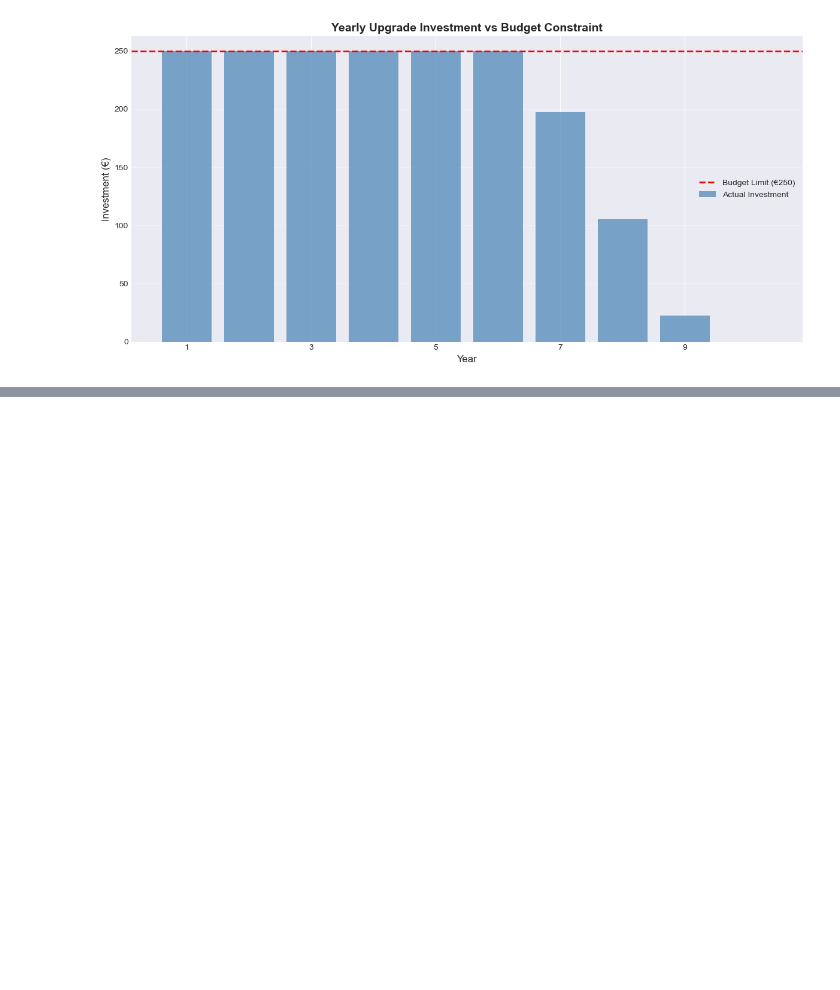
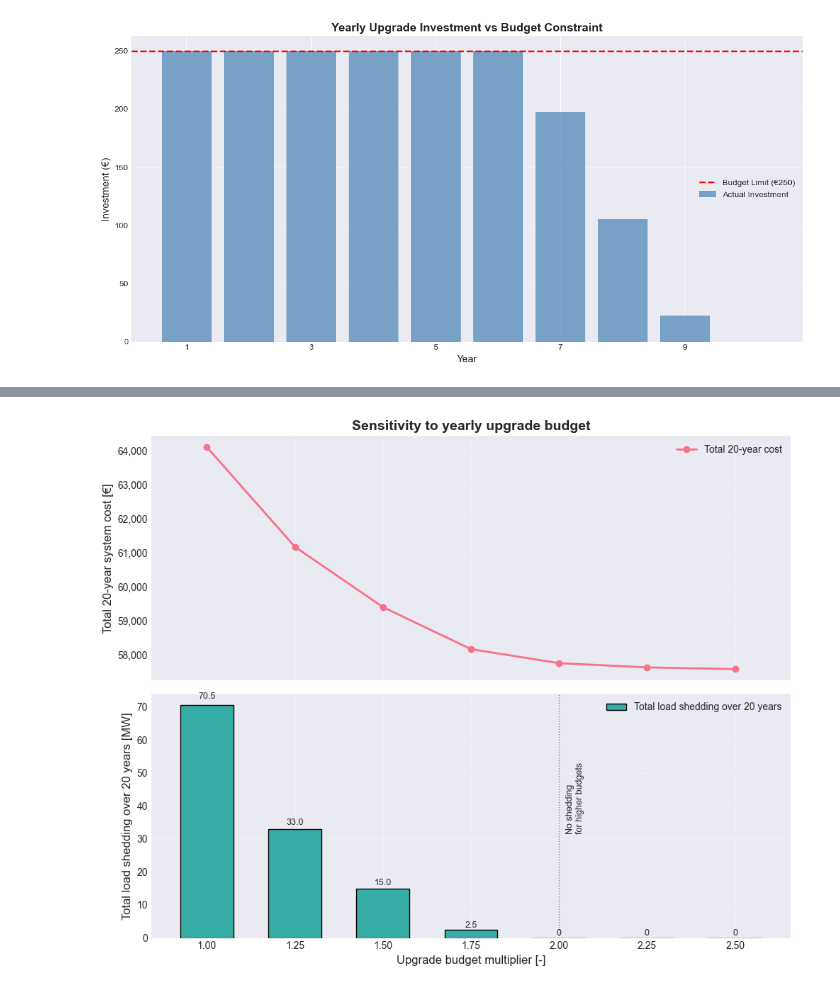
Before and after one commit to s204737/Assignment2_Group40, a Jupyter notebook: Multiyear_deterministic_model.ipynb, the cells around one changed output, grey strips where cells are left out. Cells and saved outputs as stored; diff of their text form; code cells hidden in the pictures; blank space fills up the shorter version.

Commit message:
added sensitivity analysis for budget

```diff
--- a/Multiyear_deterministic_model.ipynb
+++ b/Multiyear_deterministic_model.ipynb
@@ -653,0 +740,73 @@ plt.show()
+# %%
+import seaborn as sns
+from matplotlib.ticker import FuncFormatter
+
+# Formatter function for thousand separators
+def thousands(x, pos):
+    return f"{x:,.0f}"
+
+plt.style.use('seaborn-v0_8-darkgrid')
+sns.set_palette("husl")
+
+# Sort results by multiplier
+budget_results_sorted = sorted(budget_results, key=lambda r: r["multiplier"])
+
+multipliers = [r["multiplier"] for r in budget_results_sorted]
+total_costs = [r["total_cost"] for r in budget_results_sorted]
+total_shed  = [r["total_shed"]  for r in budget_results_sorted]
+
+palette    = sns.husl_palette(8)
+color_cost = palette[0]
+color_shed = palette[4]
+
+fig, (ax1, ax2) = plt.subplots(2, 1, figsize=(10, 8), sharex=True)
+
+# -------- Top: total cost vs budget --------
+ax1.plot(
+    multipliers, total_costs,
+    marker='o', linewidth=2,
+    color=color_cost,
+    label='Total 20-year cost'
+)
+ax1.set_ylabel('Total 20-year system cost [€]', fontsize=12)
+ax1.yaxis.set_major_formatter(FuncFormatter(thousands))
+ax1.set_title('Sensitivity to yearly upgrade budget', fontsize=14, fontweight='bold')
+ax1.legend(loc='upper right')
+ax1.grid(alpha=0.3)
+
+
+bar_width = 0.15
+ax2.bar(
+    multipliers, total_shed,
+    width=bar_width,
+    color=color_shed,
+    edgecolor='black',
+    label='Total load shedding over 20 years'
+)
+
+# Annotate values on top of bars, and highlight zero shedding
+for m, s in zip(multipliers, total_shed):
+    if s > 1e-6:
+        ax2.text(m, s*1.02, f"{s:.1f}", ha='center', va='bottom', fontsize=9)
+    else:
+        ax2.text(m, 0.02, "0", ha='center', va='bottom', fontsize=9)
+
+# Mark first multiplier where shedding becomes zero
+for m, s in zip(multipliers, total_shed):
+    if s <= 1e-6:
+        ax2.axvline(m, linestyle=':', color='gray', linewidth=1)
+        ax2.text(m + 0.02, max(total_shed)*0.6,
+                 "No shedding\nfor higher budgets",
+                 rotation=90, va='center', fontsize=9)
+        break
+
+ax2.set_xlabel('Upgrade budget multiplier [-]', fontsize=12)
+ax2.set_ylabel('Total load shedding over 20 years [MW]', fontsize=12)
+ax2.legend(loc='upper right')
+ax2.grid(alpha=0.3)
+
+plt.tight_layout()
+plt.savefig("budget_sensitivity.png", dpi=300)
+plt.show()
+# %% [output]
+[figure, added]
```
Also changed, not shown: parts of 8 cells of this notebook, 1 other file.
